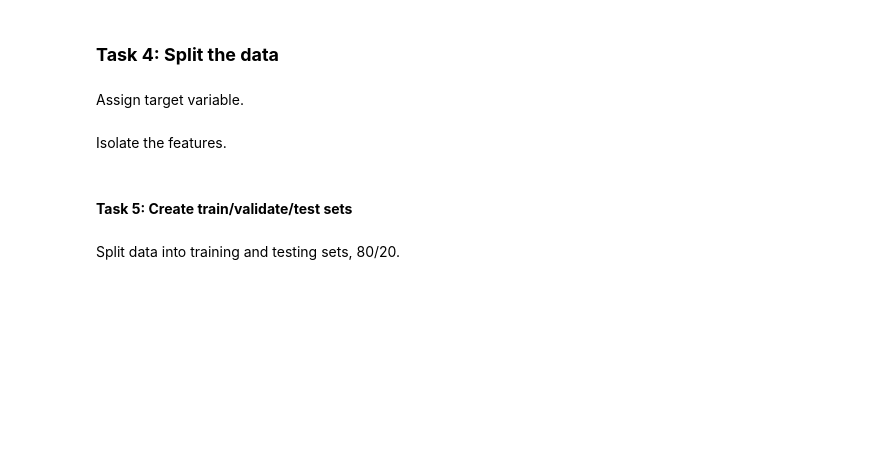
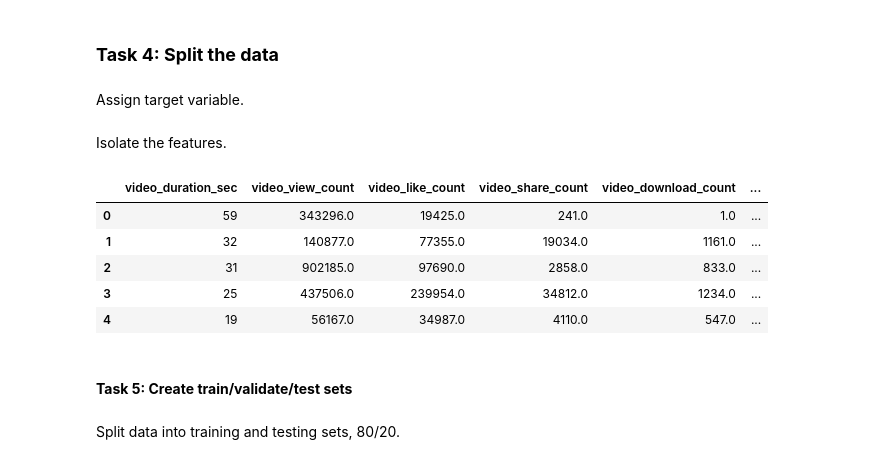
Before and after one commit to EddieChihwai/tiktok-claims-classification, a Jupyter notebook: notebooks/tiktok_claims_classification.ipynb, the cells around one changed output. Drawn from its saved outputs; the diff is of its cells as text; code cells hidden in the pictures; blank space fills up the shorter version.

```diff
--- a/notebooks/tiktok_claims_classification.ipynb
+++ b/notebooks/tiktok_claims_classification.ipynb
@@ -338,3 +326,15 @@ Encode target and catgorical variables.
+# %%
+# Create a copy of the X data
+X = data.copy()
+
+# Drop unnecessary columns
+X = X.drop(['#', 'video_id', 'video_transcription_text'], axis=1)
+
+# Encode target variable 'claim_status' as binary (1 for 'claim', 0 for 'opinion')
+X['claim_status'] = X['claim_status'].map({'opinion': 0, 'claim': 1})
+
+# Dummy encode remaining categorical values
+X = pd.get_dummies(X, drop_first=True, dtype=int)
 # %% [markdown]
 ### **Task 4: Split the data**
 # %% [markdown]
@@ -346,10 +346,17 @@ Assign target variable.
 Isolate the features.
 # %%
 # Isolate features
-### YOUR CODE HERE ###
+X = X.drop(['claim_status'], axis=1)
 
 # Display first few rows of features dataframe
-### YOUR CODE HERE ###
+X.head()
+# %% [output]
+|  | video_duration_sec | video_view_count | video_like_count | video_share_count | video_download_count | ... |
+| 0 | 59 | 343296.0 | 19425.0 | 241.0 | 1.0 | ... |
+| 1 | 32 | 140877.0 | 77355.0 | 19034.0 | 1161.0 | ... |
+| 2 | 31 | 902185.0 | 97690.0 | 2858.0 | 833.0 | ... |
+| 3 | 25 | 437506.0 | 239954.0 | 34812.0 | 1234.0 | ... |
+| 4 | 19 | 56167.0 | 34987.0 | 4110.0 | 547.0 | ... |
 # %% [markdown]
 #### **Task 5: Create train/validate/test sets**
 # %% [markdown]
```
Also changed, not shown: parts of 6 cells of this notebook.
